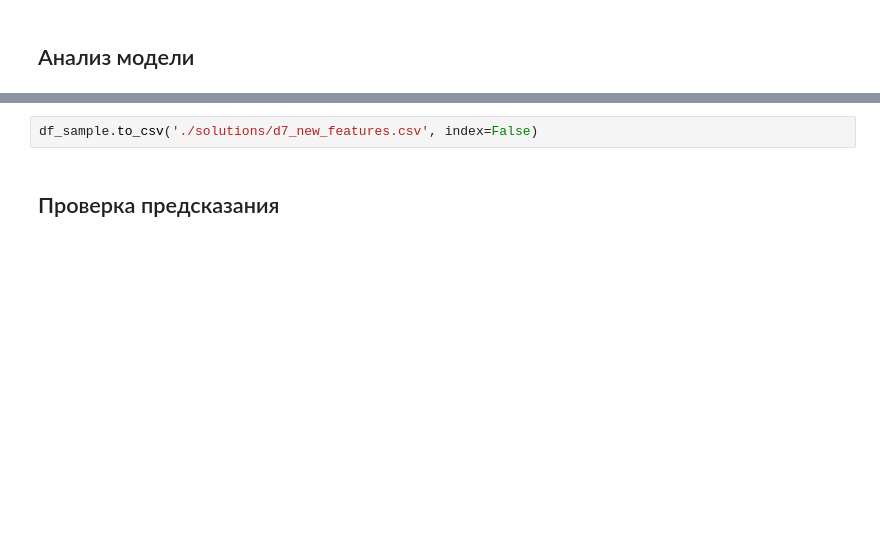
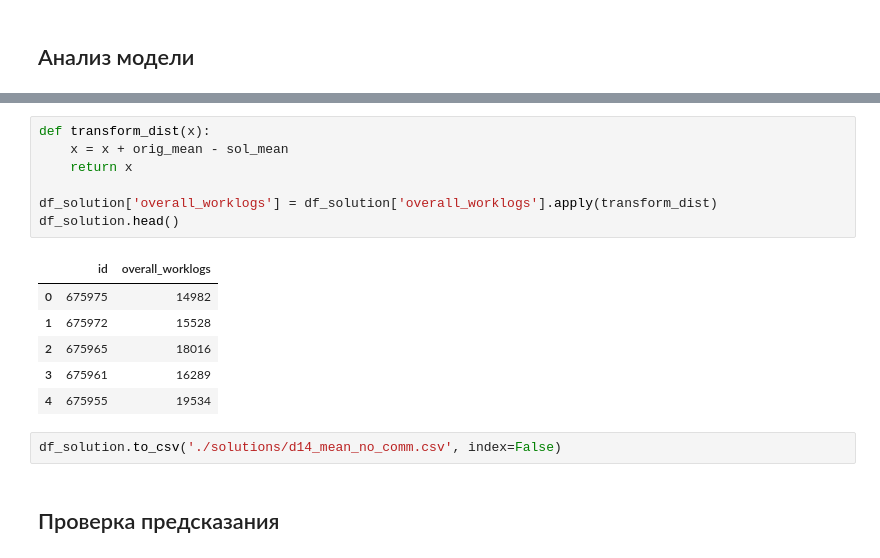
Before and after one commit to TayJen/hackathon_algu2022, a Jupyter notebook: H_ALGU_2022_Advance+.ipynb, the cells around one changed output, grey strips where cells are left out. Saved outputs shown, nothing was run; the diff lists cells and outputs as text; blank space fills up the shorter version.

```diff
--- a/H_ALGU_2022_Advance+.ipynb
+++ b/H_ALGU_2022_Advance+.ipynb
@@ -431,5 +415,19 @@ df_sample.head()
+# %%
+def transform_dist(x):
+    x = x + orig_mean - sol_mean
+    return x
+
+df_solution['overall_worklogs'] = df_solution['overall_worklogs'].apply(transform_dist)
+df_solution.head()
+# %% [output]
+|  | id | overall_worklogs |
+| 0 | 675975 | 14982 |
+| 1 | 675972 | 15528 |
+| 2 | 675965 | 18016 |
+| 3 | 675961 | 16289 |
+| 4 | 675955 | 19534 |
 # %%
-df_sample.to_csv('./solutions/d7_new_features.csv', index=False)
+df_solution.to_csv('./solutions/d14_mean_no_comm.csv', index=False)
 # %% [markdown]
 ## Проверка предсказания
 # %%
```
Also changed, not shown: parts of 30 cells of this notebook.
